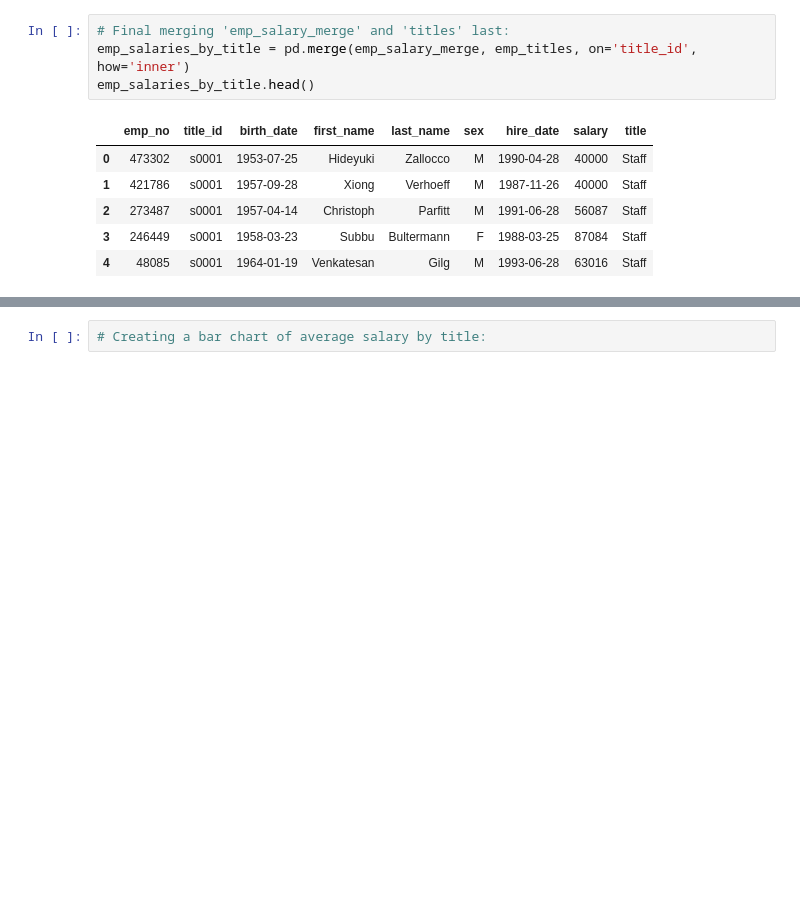
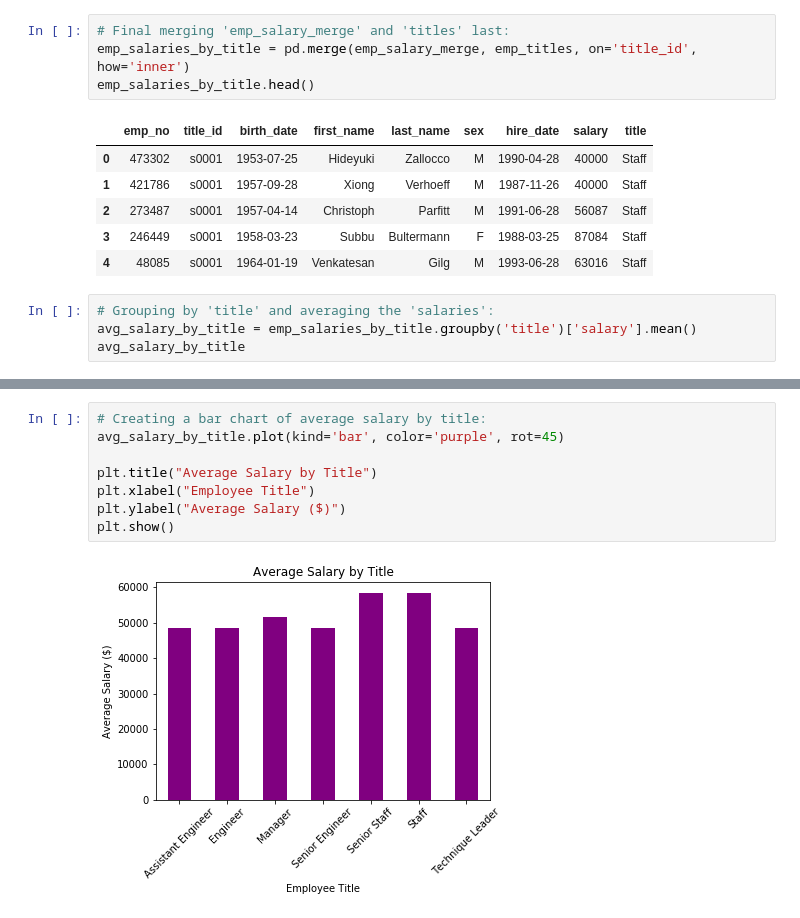
Before and after one commit to minerva-b/SQL-Challenge, a Jupyter notebook: EmployeeSQL/Bonus/Bonus_Analysis.ipynb, the cells around one changed output, grey strips where cells are left out. Saved outputs shown, nothing was run; the diff lists cells and outputs as text; blank space fills up the shorter version.

```diff
--- a/EmployeeSQL/Bonus/Bonus_Analysis.ipynb
+++ b/EmployeeSQL/Bonus/Bonus_Analysis.ipynb
@@ -99,3 +99,7 @@ emp_salaries_by_title.head()
 | 2 | 273487 | s0001 | 1957-04-14 | Christoph | Parfitt | M | 1991-06-28 | 56087 | Staff |
 | 3 | 246449 | s0001 | 1958-03-23 | Subbu | Bultermann | F | 1988-03-25 | 87084 | Staff |
 | 4 | 48085 | s0001 | 1964-01-19 | Venkatesan | Gilg | M | 1993-06-28 | 63016 | Staff |
+# %%
+# Grouping by 'title' and averaging the 'salaries':
+avg_salary_by_title = emp_salaries_by_title.groupby('title')['salary'].mean()
+avg_salary_by_title
@@ -102,2 +116,10 @@ emp_salaries_by_title.head()
 # %%
 # Creating a bar chart of average salary by title:
+avg_salary_by_title.plot(kind='bar', color='purple', rot=45)
+
+plt.title("Average Salary by Title")
+plt.xlabel("Employee Title")
+plt.ylabel("Average Salary ($)")
+plt.show()
+# %% [output]
+[figure, added]
```
Also changed, not shown: parts of 1 cell of this notebook.
